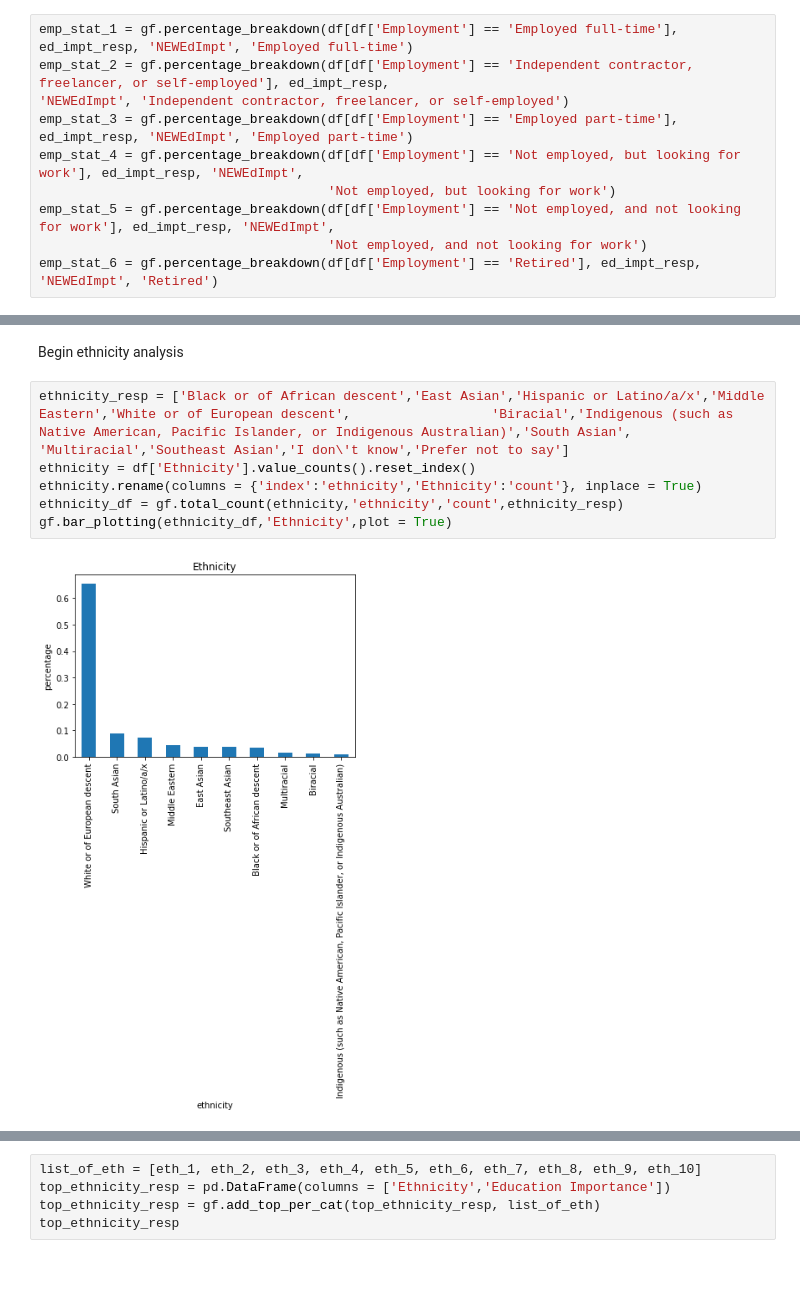
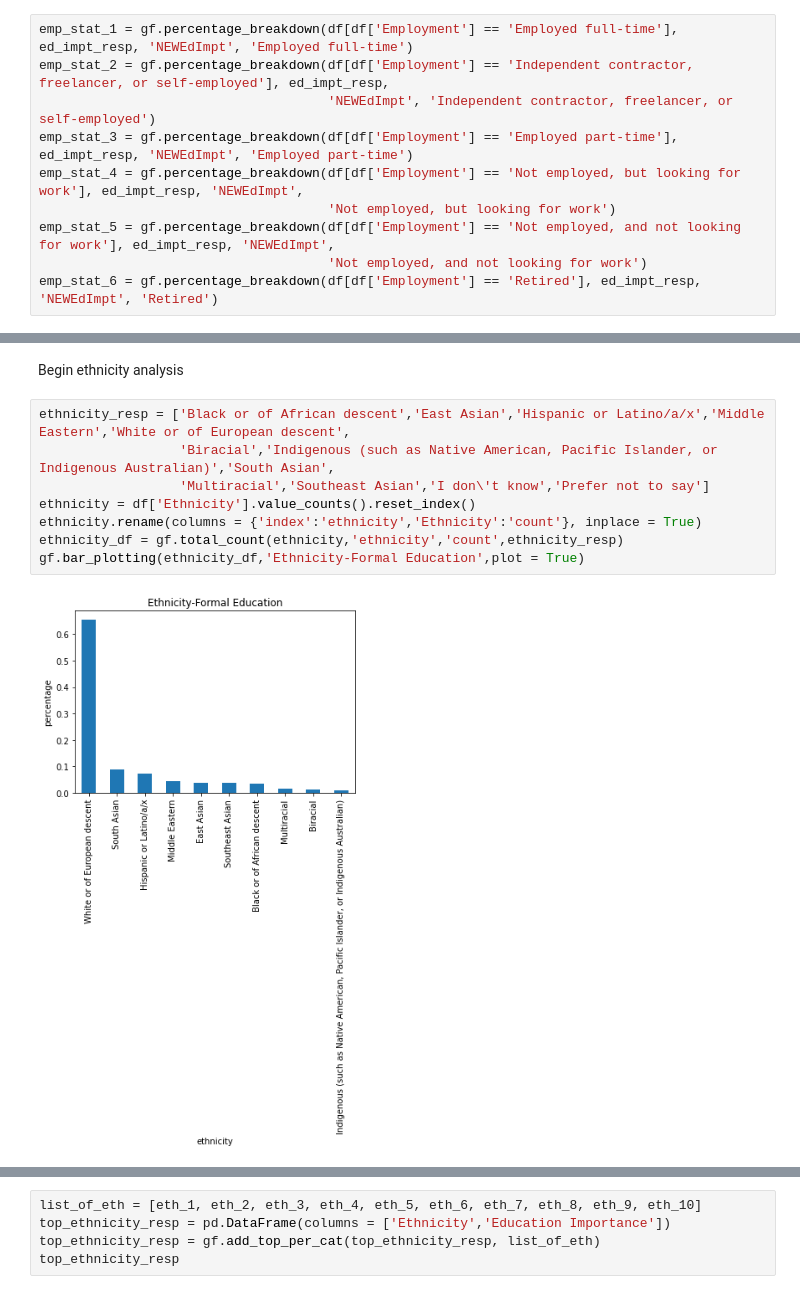
Before and after one commit to jadefreese/pj1-stackoverflow, a Jupyter notebook: formal_edu.ipynb, the cells around one changed output, grey strips where cells are left out. Drawn from its saved outputs; the diff is of its cells as text.

```diff
--- a/formal_edu.ipynb
+++ b/formal_edu.ipynb
@@ -167,7 +167,8 @@ gf.bar_plotting(employment_df,'Employment',plot = True)
 | Retired | 0.004042 |
 # %%
 emp_stat_1 = gf.percentage_breakdown(df[df['Employment'] == 'Employed full-time'], ed_impt_resp, 'NEWEdImpt', 'Employed full-time')
-emp_stat_2 = gf.percentage_breakdown(df[df['Employment'] == 'Independent contractor, freelancer, or self-employed'], ed_impt_resp,                                         'NEWEdImpt', 'Independent contractor, freelancer, or self-employed')
+emp_stat_2 = gf.percentage_breakdown(df[df['Employment'] == 'Independent contractor, freelancer, or self-employed'], ed_impt_resp,
+                                     'NEWEdImpt', 'Independent contractor, freelancer, or self-employed')
 emp_stat_3 = gf.percentage_breakdown(df[df['Employment'] == 'Employed part-time'], ed_impt_resp, 'NEWEdImpt', 'Employed part-time')
 emp_stat_4 = gf.percentage_breakdown(df[df['Employment'] == 'Not employed, but looking for work'], ed_impt_resp, 'NEWEdImpt',
                                      'Not employed, but looking for work')
@@ -210,13 +211,15 @@ comp_df_2
 # %% [markdown]
 Begin ethnicity analysis
 # %%
-ethnicity_resp = ['Black or of African descent','East Asian','Hispanic or Latino/a/x','Middle Eastern','White or of European descent',                  'Biracial','Indigenous (such as Native American, Pacific Islander, or Indigenous Australian)','South Asian',                          'Multiracial','Southeast Asian','I don\'t know','Prefer not to say']
+ethnicity_resp = ['Black or of African descent','East Asian','Hispanic or Latino/a/x','Middle Eastern','White or of European descent',
+                  'Biracial','Indigenous (such as Native American, Pacific Islander, or Indigenous Australian)','South Asian',
+                  'Multiracial','Southeast Asian','I don\'t know','Prefer not to say']
 ethnicity = df['Ethnicity'].value_counts().reset_index()
 ethnicity.rename(columns = {'index':'ethnicity','Ethnicity':'count'}, inplace = True)
 ethnicity_df = gf.total_count(ethnicity,'ethnicity','count',ethnicity_resp)
-gf.bar_plotting(ethnicity_df,'Ethnicity',plot = True)
+gf.bar_plotting(ethnicity_df,'Ethnicity-Formal Education',plot = True)
 # %% [output]
-[figure, old version]
+[figure, new version]
 |  | count |
 | ethnicity |  |
 | White or of European descent | 0.656663 |
```
Also changed, not shown: parts of 10 cells of this notebook, 21 other files.
